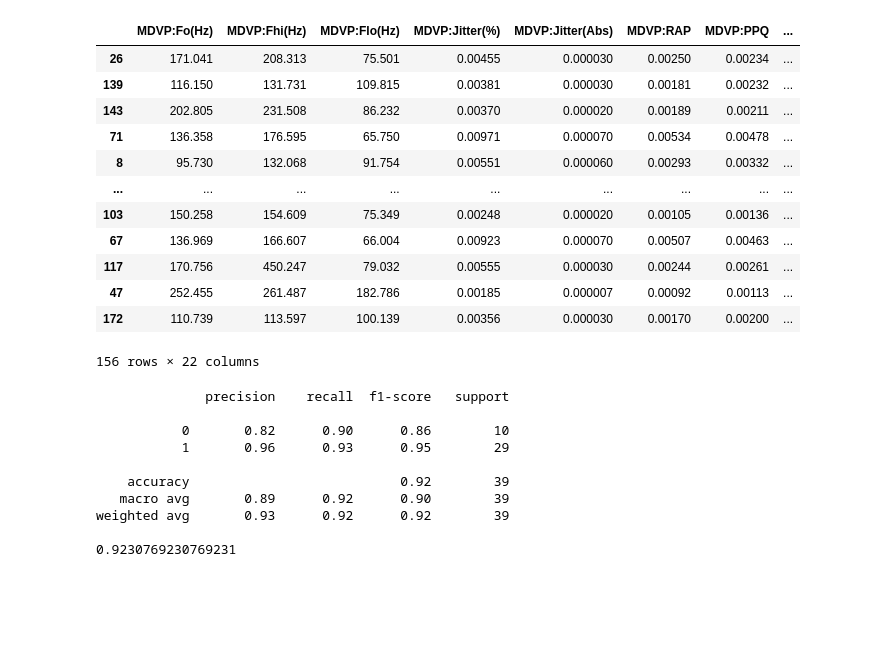
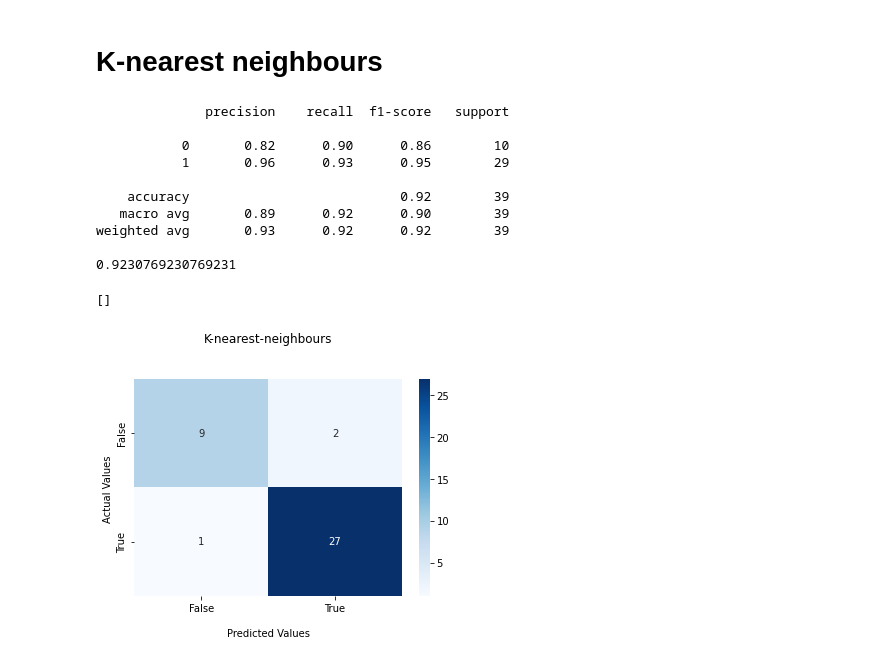
Before and after one commit to Ruben0595/ds3_final_assignment, a Jupyter notebook: main.ipynb, the cells around one changed output. Cells and saved outputs as stored; diff of their text form; code cells hidden in the pictures; blank space fills up the shorter version.

```diff
--- a/main.ipynb
+++ b/main.ipynb
@@ -20,20 +42,5 @@ df.drop(['name'], axis=1, inplace=True)
 
 '''split data into train and test'''
 x_train, x_test, y_train, y_test = train_test_split(df.drop(['status'], axis=1), df['status'], test_size=0.2, random_state=0)
-x_train
-# %% [output]
-|  | MDVP:Fo(Hz) | MDVP:Fhi(Hz) | MDVP:Flo(Hz) | MDVP:Jitter(%) | MDVP:Jitter(Abs) | MDVP:RAP | MDVP:PPQ | ... |
-| 26 | 171.041 | 208.313 | 75.501 | 0.00455 | 0.000030 | 0.00250 | 0.00234 | ... |
-| 139 | 116.150 | 131.731 | 109.815 | 0.00381 | 0.000030 | 0.00181 | 0.00232 | ... |
-| 143 | 202.805 | 231.508 | 86.232 | 0.00370 | 0.000020 | 0.00189 | 0.00211 | ... |
-| 71 | 136.358 | 176.595 | 65.750 | 0.00971 | 0.000070 | 0.00534 | 0.00478 | ... |
-| 8 | 95.730 | 132.068 | 91.754 | 0.00551 | 0.000060 | 0.00293 | 0.00332 | ... |
-| ... | ... | ... | ... | ... | ... | ... | ... | ... |
-| 103 | 150.258 | 154.609 | 75.349 | 0.00248 | 0.000020 | 0.00105 | 0.00136 | ... |
-| 67 | 136.969 | 166.607 | 66.004 | 0.00923 | 0.000070 | 0.00507 | 0.00463 | ... |
-| 117 | 170.756 | 450.247 | 79.032 | 0.00555 | 0.000030 | 0.00244 | 0.00261 | ... |
-| 47 | 252.455 | 261.487 | 182.786 | 0.00185 | 0.000007 | 0.00092 | 0.00113 | ... |
-| 172 | 110.739 | 113.597 | 100.139 | 0.00356 | 0.000030 | 0.00170 | 0.00200 | ... |
-156 rows × 22 columns
 # %%
 '''normalizing the data'''
@@ -43,28 +49,44 @@ scaler.fit(x_train)
 
 x_train = scaler.transform(x_train)
 x_test = scaler.transform(x_test)
+# %% [markdown]
+# K-nearest neighbours
 # %%
 '''perform KNN'''
 
 # Use the KNN classifier to fit data:
 classifier = KNeighborsClassifier(n_neighbors=5)
 classifier.fit(x_train, y_train)
 
 # Predict y data with classifier:
 y_predict = classifier.predict(x_test)
 
 # Print results:
 #print(confusion_matrix(y_test, y_predict))
 print(classification_report(y_test, y_predict))
 print(accuracy_score(y_test, y_predict))
+
+ax = sns.heatmap(confusion_matrix(y_predict, y_test), annot=True, cmap='Blues')
+
+ax.set_title('K-nearest-neighbours\n\n');
+ax.set_xlabel('\nPredicted Values')
+ax.set_ylabel('Actual Values ');
+
+## Ticket labels - List must be in alphabetical order
+ax.xaxis.set_ticklabels(['False','True'])
+ax.yaxis.set_ticklabels(['False','True'])
+
+plt.plot()
 # %% [output]
               precision    recall  f1-score   support
 
            0       0.82      0.90      0.86        10
            1       0.96      0.93      0.95        29
 
     accuracy                           0.92        39
    macro avg       0.89      0.92      0.90        39
 weighted avg       0.93      0.92      0.92        39
 
 0.9230769230769231
+[]
+[figure, added]
```
Also changed, not shown: parts of 17 cells of this notebook, 1 other file.
